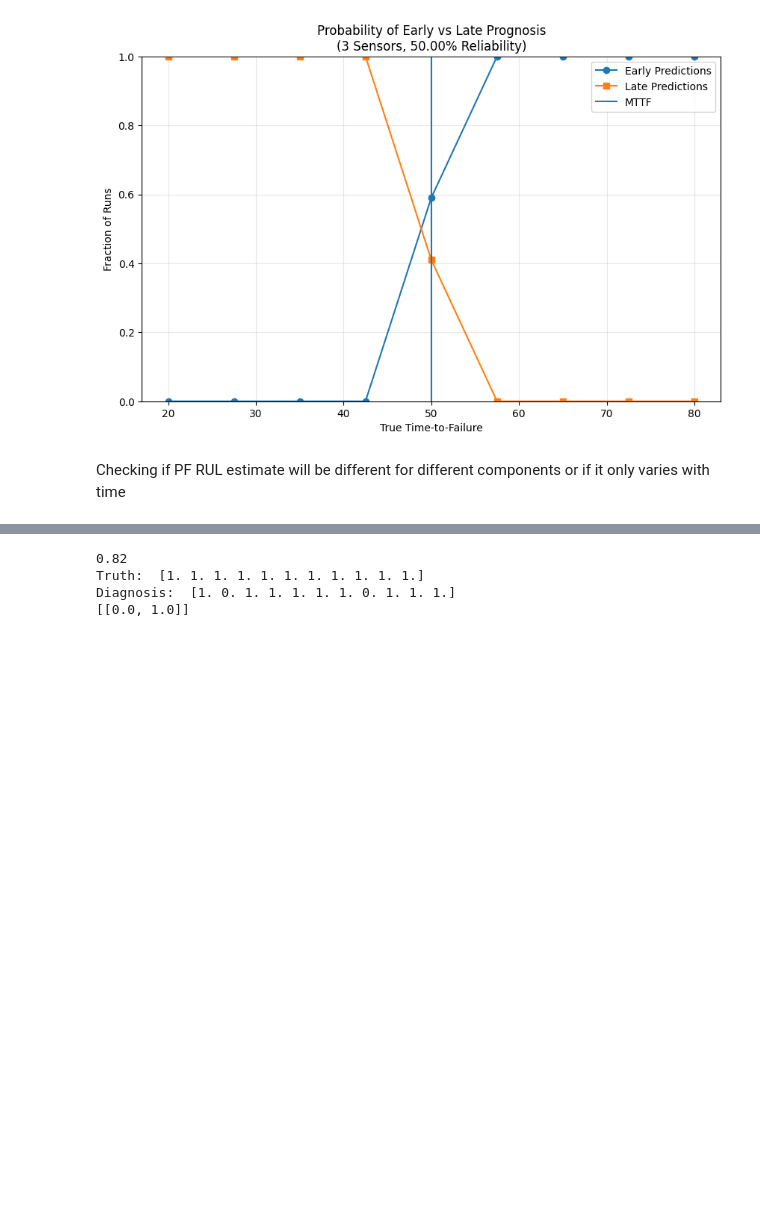
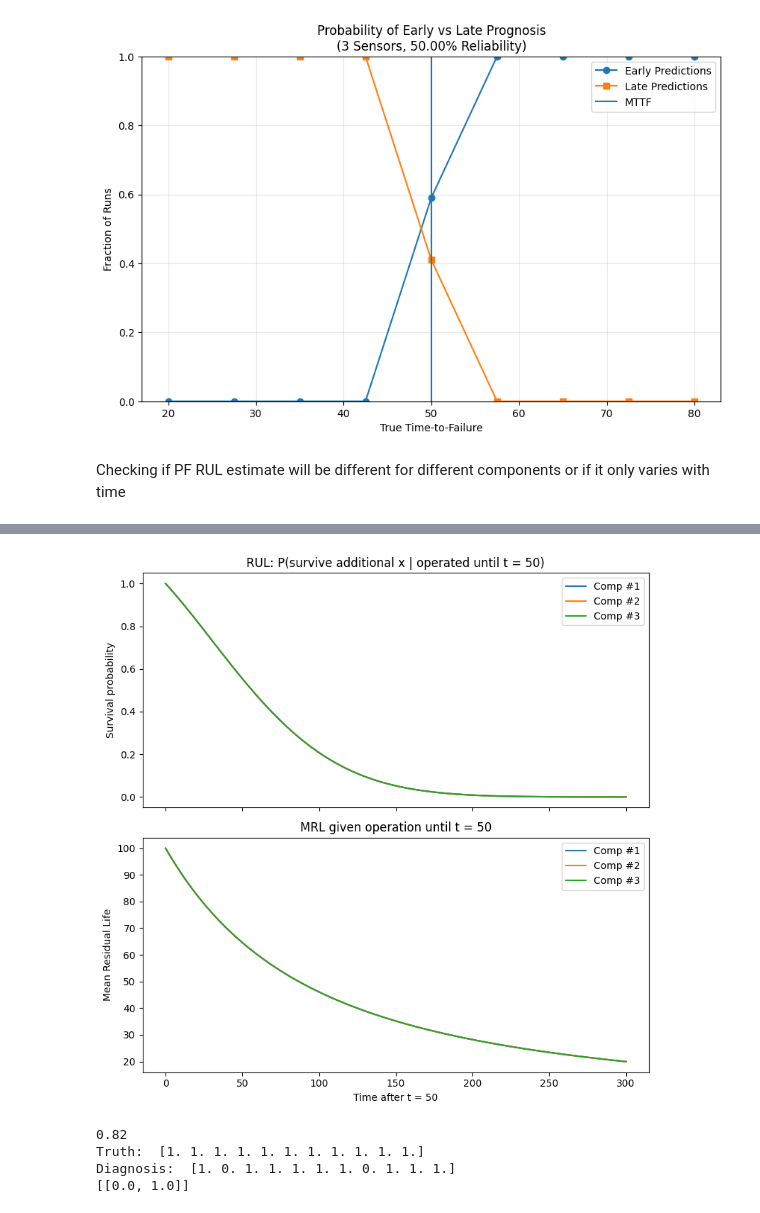
Before and after one commit to andreyaW/KISS2, a Jupyter notebook: object_testing_notebooks/particleFilter.ipynb, the cells around one changed output, grey strips where cells are left out. Cells and saved outputs as stored; diff of their text form; code cells hidden in the pictures; blank space fills up the shorter version.

```diff
--- a/object_testing_notebooks/particleFilter.ipynb
+++ b/object_testing_notebooks/particleFilter.ipynb
@@ -468,3 +416,54 @@ for i in range(num_comps):
+# %%
+# plot statistical RUL versus weibull estimate RUL for each comp
+fig, axes = plt.subplots(2, 1, figsize=(8, 8), sharex=True)
+
+future_time_array = np.linspace(0, 300, 100)
+RULs = np.empty((num_comps, len(future_time_array)))
+MRLs = np.empty_like(RULs)
+
+current_time = 50
+
+for i, comp in enumerate(comps):
+
+    # --- RUL curve ---
+    RULs[i, :] = comp.RUL(current_time, future_time_array)
+    axes[0].plot(
+        future_time_array,
+        RULs[i],
+        label=comp.name
+    )
+
+    # --- MRL curve ---
+    for j, dt in enumerate(future_time_array):
+        MRLs[i, j] = comp.MRL(current_time, dt)
+
+    axes[1].plot(
+        future_time_array,
+        MRLs[i],
+        label=comp.name
+    )
+
+# --- Axis labels ---
+axes[0].set_ylabel("Survival probability")
+axes[1].set_ylabel("Mean Residual Life")
+axes[1].set_xlabel("Time after t = 50")
+
+# --- Titles ---
+axes[0].set_title(
+    f"RUL: P(survive additional x | operated until t = {current_time})"
+)
+axes[1].set_title(
+    f"MRL given operation until t = {current_time}"
+)
+
+# --- Legends ---
+axes[0].legend()
+axes[1].legend()
+
+plt.tight_layout()
+plt.show()
+# %% [output]
+[figure, added]
 # %%
 # test 1: check that diagnostic sensors can generate sensor readings
 comps[0].simulate(10)
```
Also changed, not shown: parts of 1 cell of this notebook, 6 other files.
